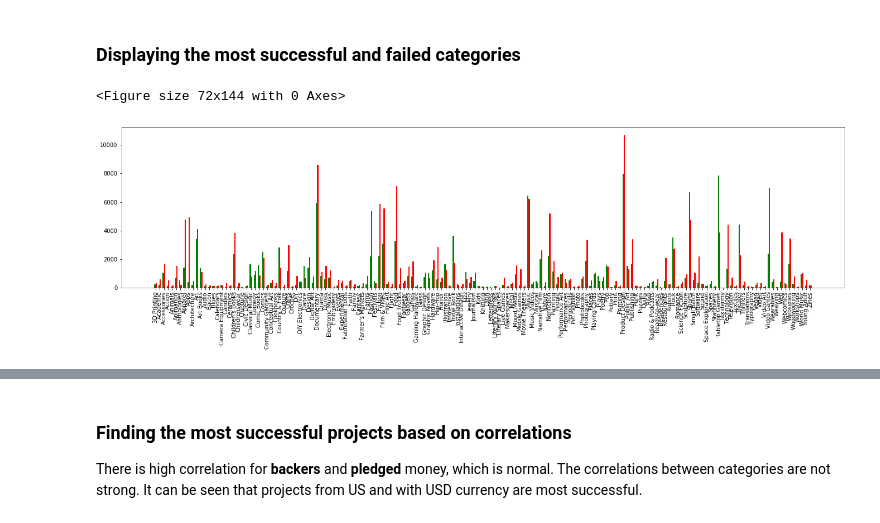
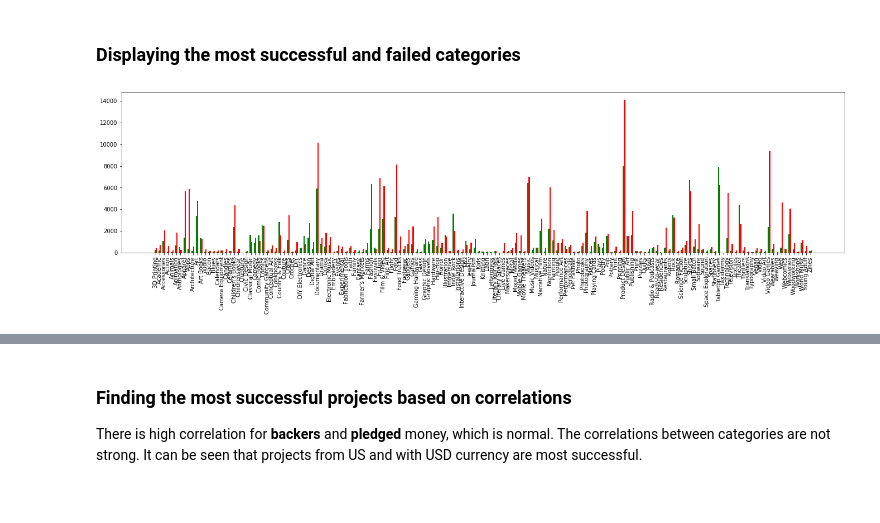
Before and after one commit to VladiGGeorgiev/ml-playground, a Jupyter notebook: ml/kickstarter_project.ipynb, the cells around one changed output, grey strips where cells are left out. Saved outputs shown, nothing was run; the diff lists cells and outputs as text; code cells hidden in the pictures.

```diff
--- a/ml/kickstarter_project.ipynb
+++ b/ml/kickstarter_project.ipynb
@@ -107,6 +123,8 @@ for category in categorical_features:
 # %%
-main_cats_sucess = data[data["state"] == "successful"]["main_category"].value_counts().sort_index()
-main_cats_failed = data[data["state"] == "failed"]["main_category"].value_counts().sort_index()
+main_cats = data[data["state"] != "live"]
+main_cats = main_cats[main_cats["state"] != "undefined"]
+main_cats_sucess = main_cats[main_cats["state"] == "successful"]["main_category"].value_counts().sort_index()
+main_cats_failed = main_cats[main_cats["state"] != "successful"]["main_category"].value_counts().sort_index()
 
 fig = plt.figure()
 
@@ -120,4 +138,6 @@ ax.bar(ind + width, list(main_cats_failed.values), width = width, color = "r")
 plt.xticks(ind + width / 2, main_cats_sucess.index)
 
 plt.show()
+
+main_cats["state"].value_counts()
 # %% [output]
@@ -125,21 +182,20 @@ plt.show()
 # %% [markdown]
 ### Displaying the most successful and failed categories
 # %%
-cats_sucess = data[data["state"] == "successful"]["category"].value_counts().sort_index()
-cats_failed = data[data["state"] == "failed"]["category"].value_counts().sort_index()
+cats_sucess = main_cats[main_cats["state"] == "successful"]["category"].value_counts().sort_index()
+cats_failed = main_cats[main_cats["state"] != "successful"]["category"].value_counts().sort_index()
 
 fig = plt.figure()
 
 ind = np.arange(len(cats_sucess))
 width = 0.3
 
 ax = fig.add_axes([0,0,3,1])
 ax.bar(ind, list(cats_sucess.values), width = width, color = "g")
 ax.bar(ind + width, list(cats_failed.values), width = width, color = "r")
 
 plt.xticks(ind + width / 2, cats_sucess.index, rotation='vertical')
 
 plt.show()
 # %% [output]
-<Figure size 72x144 with 0 Axes>
-[figure, old version]
+[figure, new version]
```
Also changed, not shown: parts of 64 cells of this notebook.
